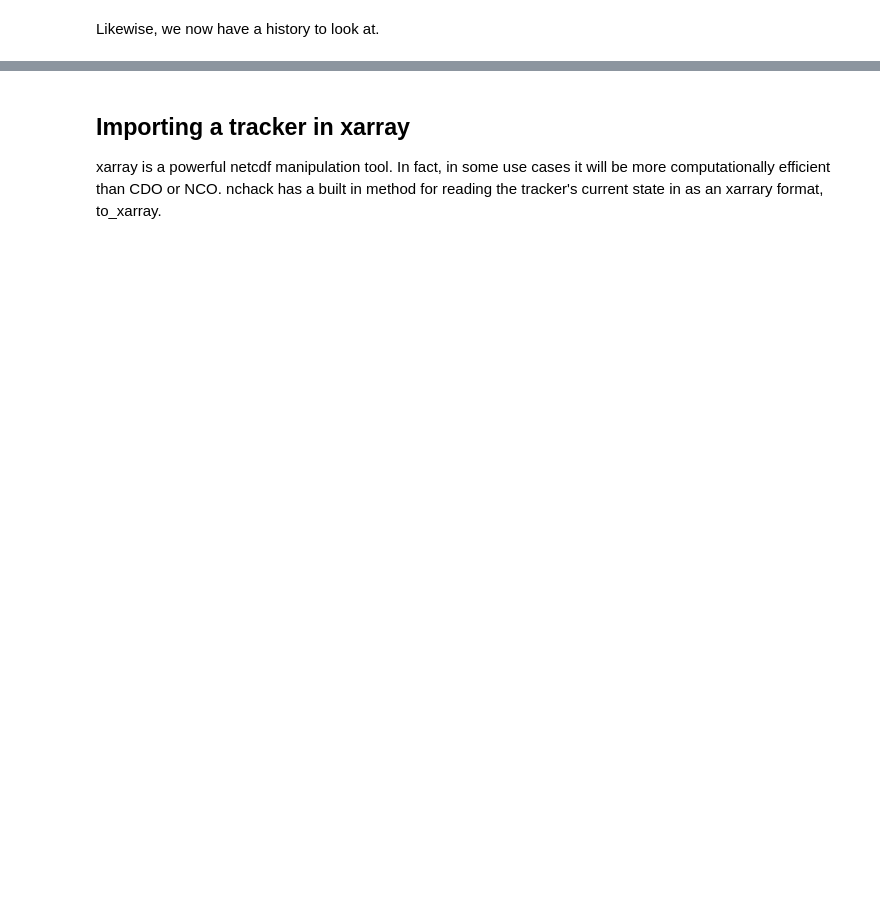
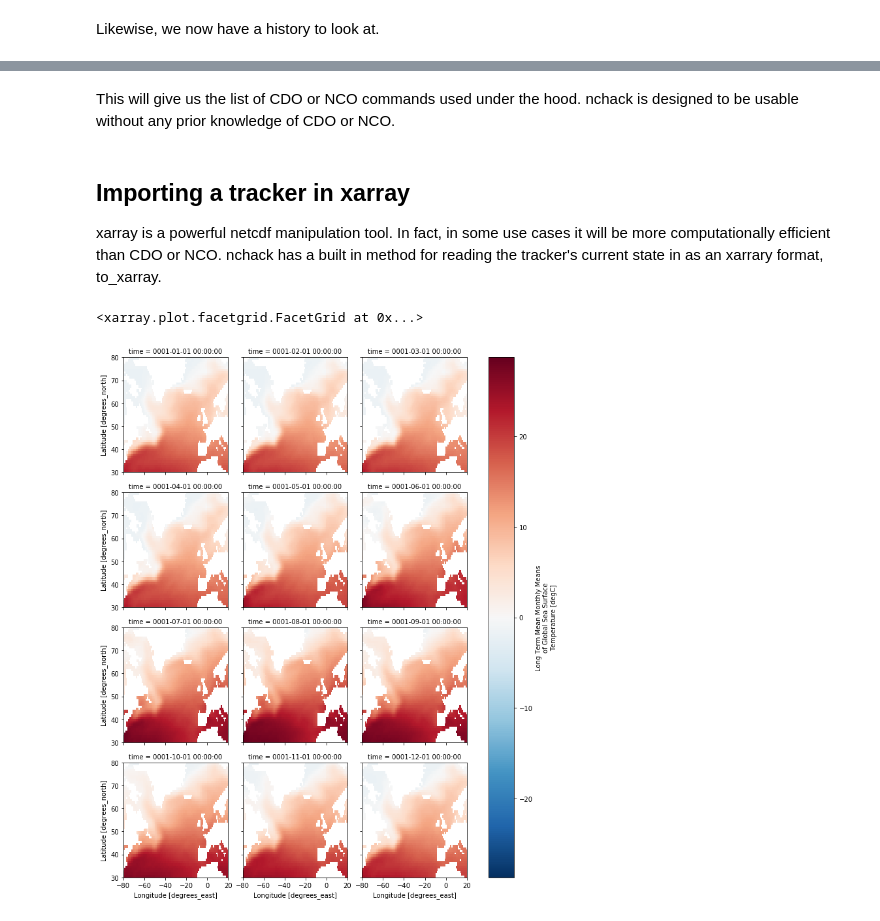
Before and after one commit to pmlmodelling/nctoolkit, a Jupyter notebook: examples/basic_usage.ipynb, the cells around one changed output, grey strips where cells are left out. Saved outputs shown, nothing was run; the diff lists cells and outputs as text; code cells hidden in the pictures; blank space fills up the shorter version.

```diff
--- a/examples/basic_usage.ipynb
+++ b/examples/basic_usage.ipynb
@@ -90,4 +112,11 @@ tracker.history
+# %% [markdown]
+This will give us the list of CDO or NCO commands used under the hood. nchack is designed to be usable without any prior knowledge of CDO or NCO.
 # %% [markdown]
 ## Importing a tracker in xarray
 
 xarray is a powerful netcdf manipulation tool. In fact, in some use cases it will be more computationally efficient than CDO or NCO. nchack has a built in method for reading the tracker's current state in as an xarrary format, to_xarray.
+# %%
+tracker.to_xarray().sst.plot(col = "time", col_wrap = 3)
+# %% [output]
+<xarray.plot.facetgrid.FacetGrid at 0x...>
+[figure, added]
```
Also changed, not shown: parts of 75 cells of this notebook.
